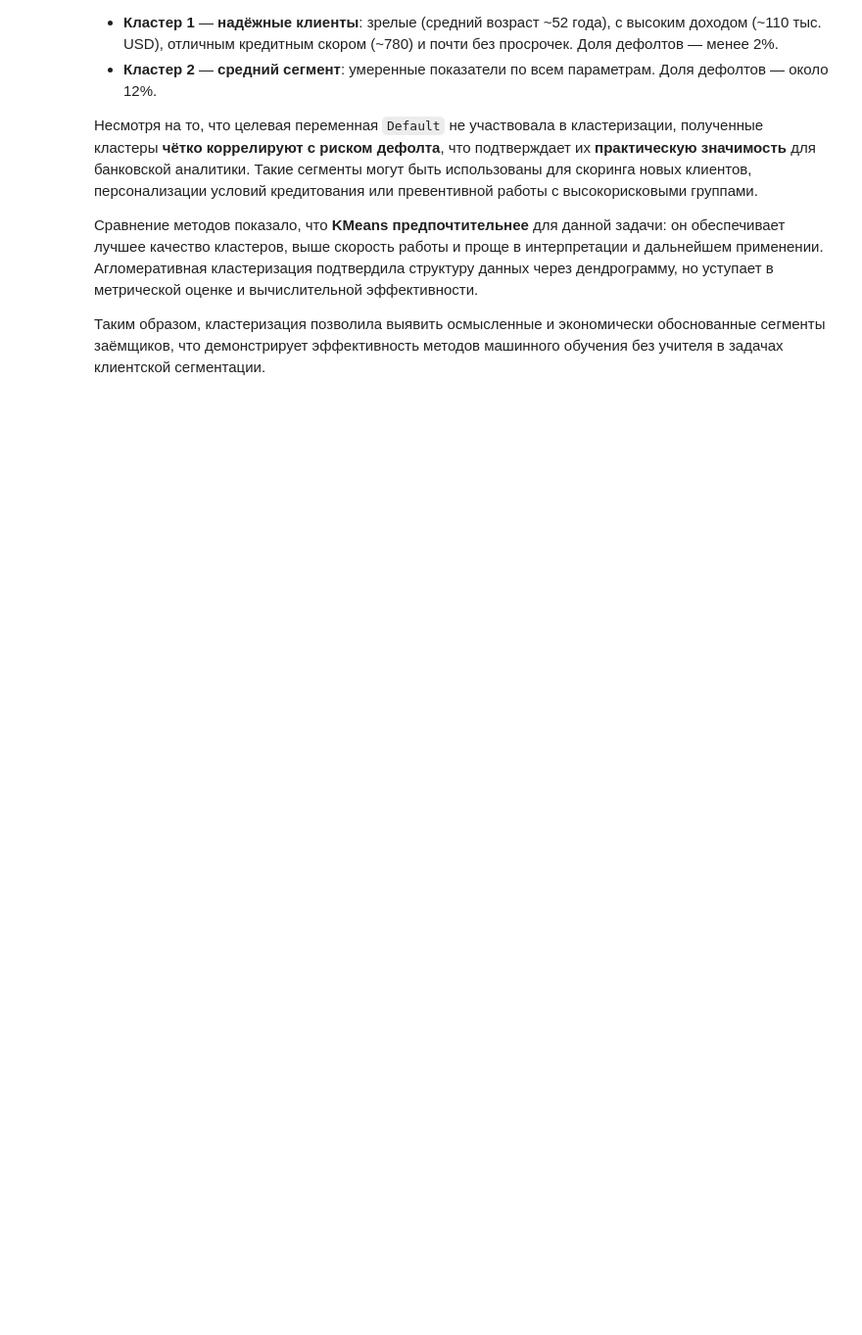
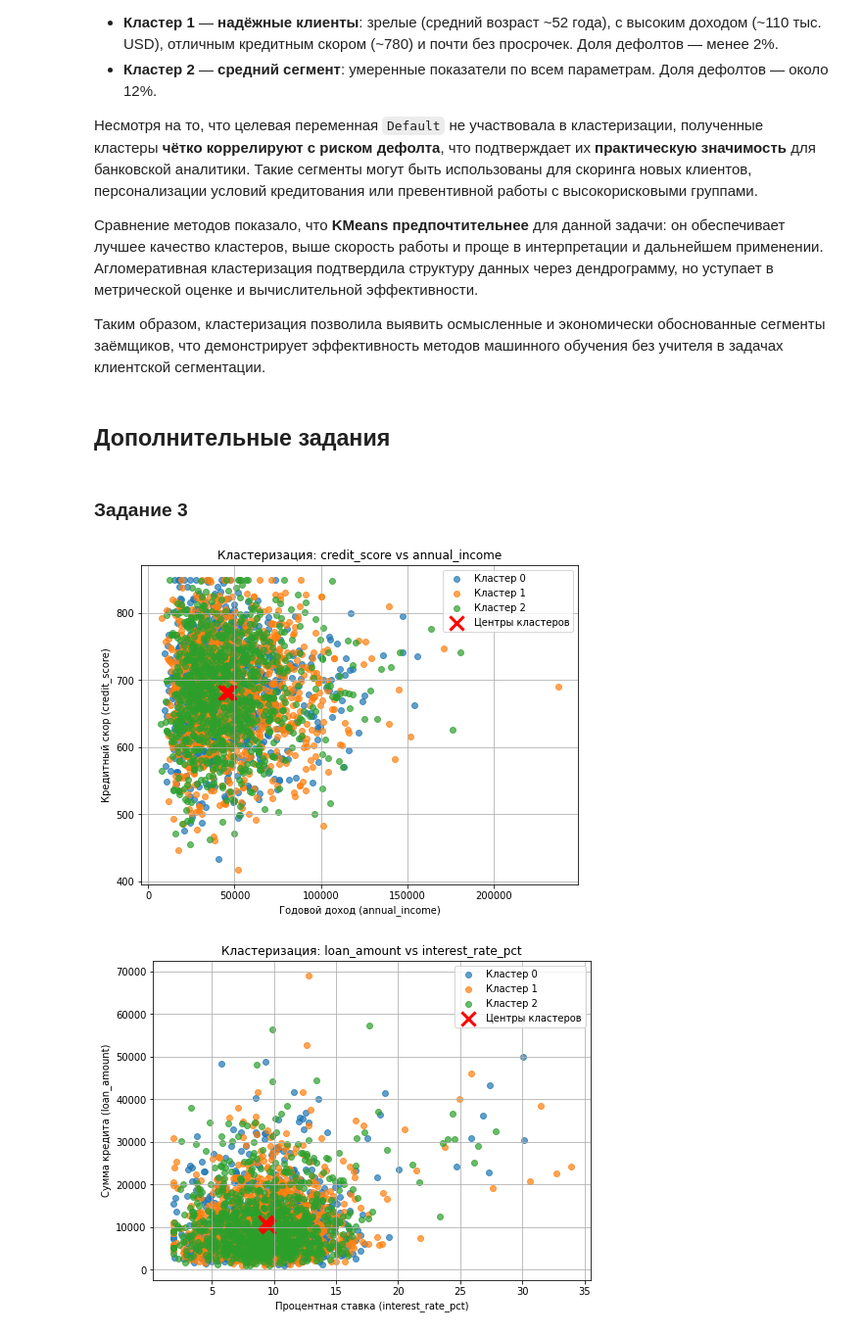
Before and after one commit to Artem12Reshetnikov/Data_Analytics, a Jupyter notebook: ЛР4_Решетников_Вариант_4.ipynb, the cells around one changed output. Shown at 98% size. Drawn from its saved outputs; the diff is of its cells as text; code cells hidden in the pictures; blank space fills up the shorter version.

Commit message:
Лабораторная работа №4 - дополнительные задания

```diff
--- a/ЛР4_Решетников_Вариант_4.ipynb
+++ b/ЛР4_Решетников_Вариант_4.ipynb
@@ -498,3 +498,72 @@ Agglomerative (k=3):
 Сравнение методов показало, что **KMeans предпочтительнее** для данной задачи: он обеспечивает лучшее качество кластеров, выше скорость работы и проще в интерпретации и дальнейшем применении. Агломеративная кластеризация подтвердила структуру данных через дендрограмму, но уступает в метрической оценке и вычислительной эффективности.
 
 Таким образом, кластеризация позволила выявить осмысленные и экономически обоснованные сегменты заёмщиков, что демонстрирует эффективность методов машинного обучения без учителя в задачах клиентской сегментации.
+# %% [markdown]
+## Дополнительные задания
+# %% [markdown]
+### Задание 3
+# %%
+# Загрузим данные и подготовим их (если ещё не загружены)
+import pandas as pd
+import numpy as np
+import matplotlib.pyplot as plt
+from sklearn.preprocessing import StandardScaler
+from sklearn.cluster import KMeans
+
+# --- Подготовка данных ---
+X_raw = df.drop(columns=['Default'])
+
+# One-Hot Encoding
+categorical_cols = ['employment_type', 'education', 'residence_type', 'delinquency_30d']
+X_encoded = pd.get_dummies(X_raw, columns=categorical_cols, drop_first=True)
+
+# Стандартизация
+scaler = StandardScaler()
+X_scaled = scaler.fit_transform(X_encoded)
+X_scaled = pd.DataFrame(X_scaled, columns=X_encoded.columns)
+
+# Обучение KMeans с оптимальным k=3
+kmeans = KMeans(n_clusters=3, random_state=42)
+clusters = kmeans.fit_predict(X_scaled)
+df_vis = df.copy()
+df_vis['cluster'] = clusters
+
+# --- Визуализация 1: credit_score vs annual_income ---
+plt.figure(figsize=(8, 6))
+for cluster in sorted(df_vis['cluster'].unique()):
+    subset = df_vis[df_vis['cluster'] == cluster]
+    plt.scatter(subset['annual_income'], subset['credit_score'], label=f'Кластер {cluster}', alpha=0.7)
+
+# Центры кластеров (в исходном масштабе)
+centers_scaled = kmeans.cluster_centers_
+centers_original = scaler.inverse_transform(centers_scaled)
+centers_df = pd.DataFrame(centers_original, columns=X_encoded.columns)
+
+plt.scatter(centers_df['annual_income'], centers_df['credit_score'],
+            c='red', marker='x', s=200, linewidths=3, label='Центры кластеров')
+
+plt.xlabel('Годовой доход (annual_income)')
+plt.ylabel('Кредитный скор (credit_score)')
+plt.title('Кластеризация: credit_score vs annual_income')
+plt.legend()
+plt.grid(True)
+plt.show()
+
+# --- Визуализация 2: loan_amount vs interest_rate_pct ---
+plt.figure(figsize=(8, 6))
+for cluster in sorted(df_vis['cluster'].unique()):
+    subset = df_vis[df_vis['cluster'] == cluster]
+    plt.scatter(subset['interest_rate_pct'], subset['loan_amount'], label=f'Кластер {cluster}', alpha=0.7)
+
+plt.scatter(centers_df['interest_rate_pct'], centers_df['loan_amount'],
+            c='red', marker='x', s=200, linewidths=3, label='Центры кластеров')
+
+plt.xlabel('Процентная ставка (interest_rate_pct)')
+plt.ylabel('Сумма кредита (loan_amount)')
+plt.title('Кластеризация: loan_amount vs interest_rate_pct')
+plt.legend()
+plt.grid(True)
+plt.show()
+# %% [output]
+[figure, added]
+[figure, added]
```
Also changed, not shown: parts of 9 cells of this notebook.
